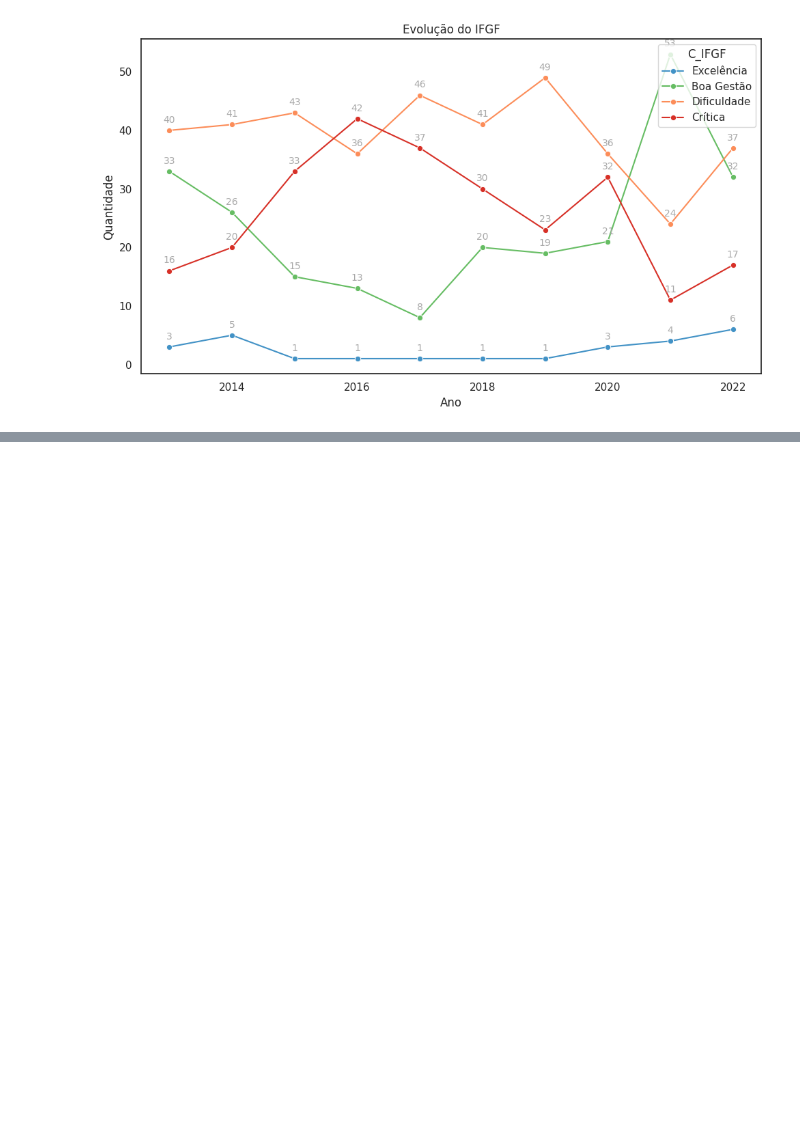
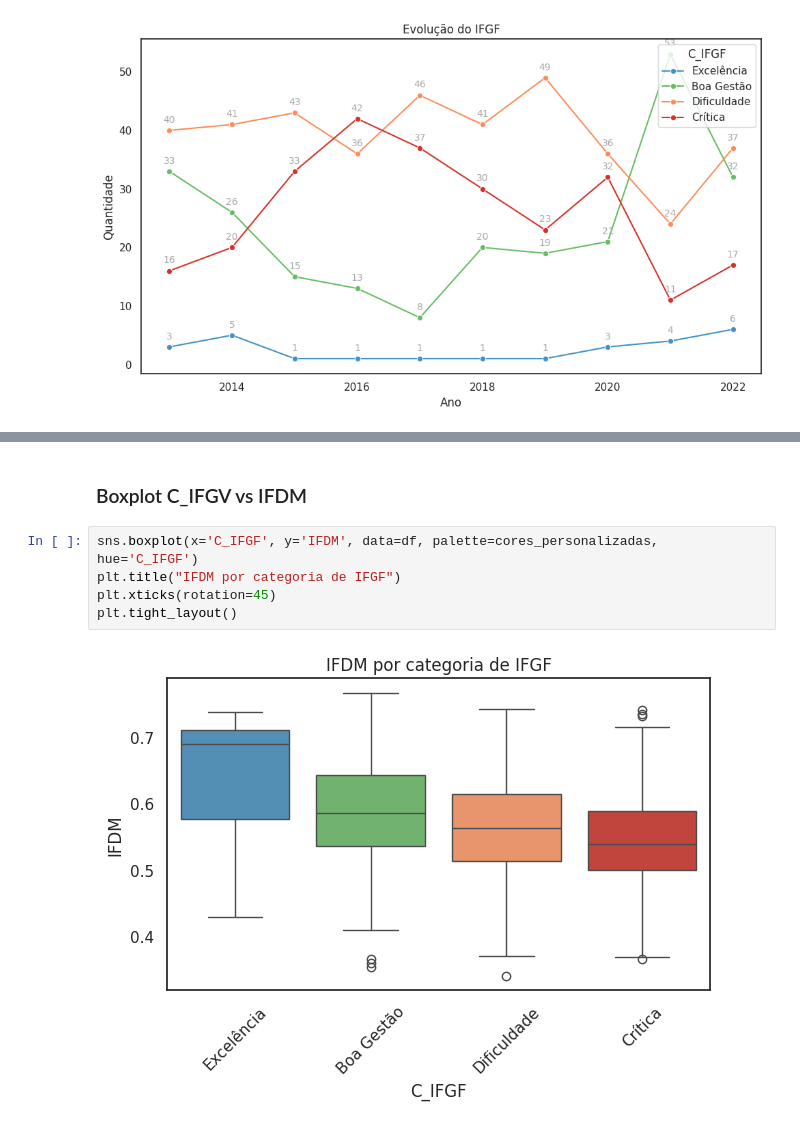
Before and after one commit to silva-fabiofreitas/EDA, a Jupyter notebook: desenvolvimento/data_analysis.ipynb, the cells around one changed output, grey strips where cells are left out. Saved outputs shown, nothing was run; the diff lists cells and outputs as text; blank space fills up the shorter version.

```diff
--- a/desenvolvimento/data_analysis.ipynb
+++ b/desenvolvimento/data_analysis.ipynb
@@ -106,0 +87,9 @@ plot_heatmap_ifdm_vs_ifgf(df)
+# %% [markdown]
+### Boxplot C_IFGV vs IFDM
+# %%
+sns.boxplot(x='C_IFGF', y='IFDM', data=df, palette=cores_personalizadas, hue='C_IFGF')
+plt.title("IFDM por categoria de IFGF")
+plt.xticks(rotation=45)
+plt.tight_layout()
+# %% [output]
+[figure, added]
```
Also changed, not shown: parts of 19 cells of this notebook, 4 other files.
